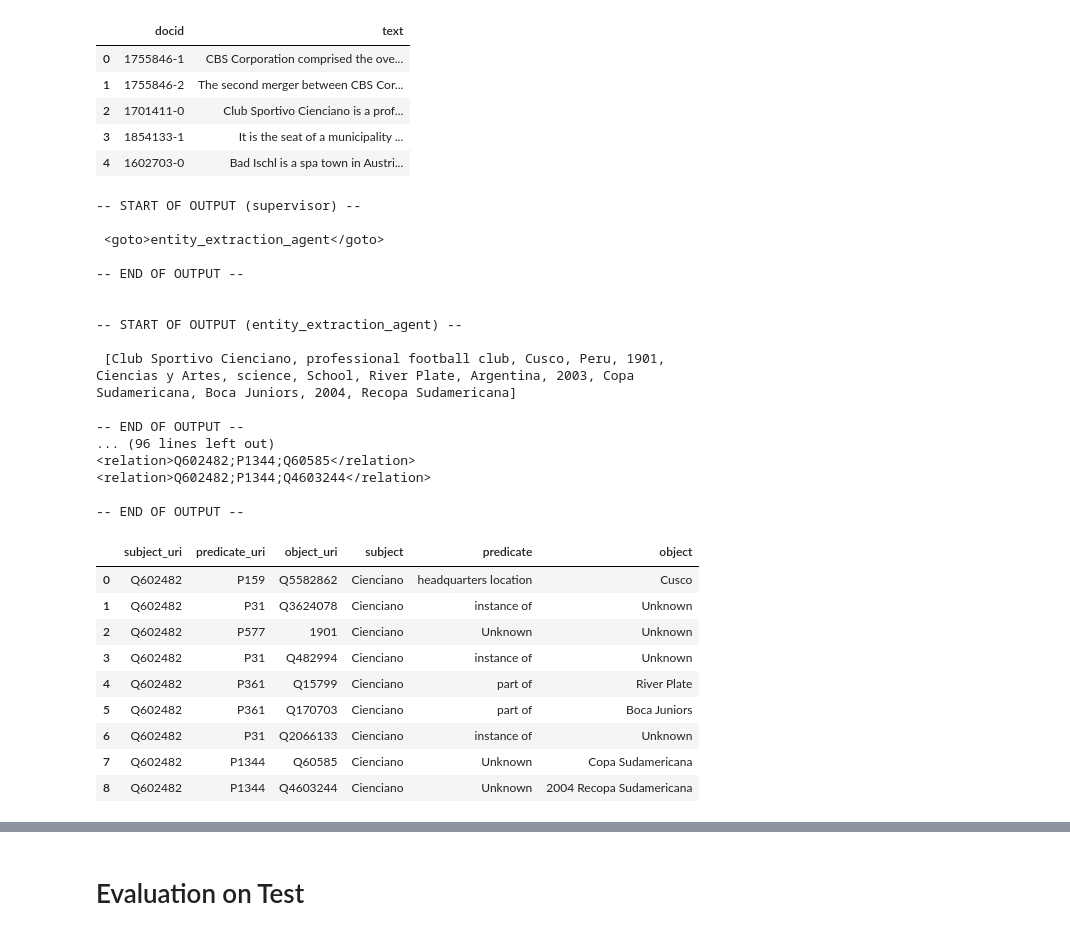
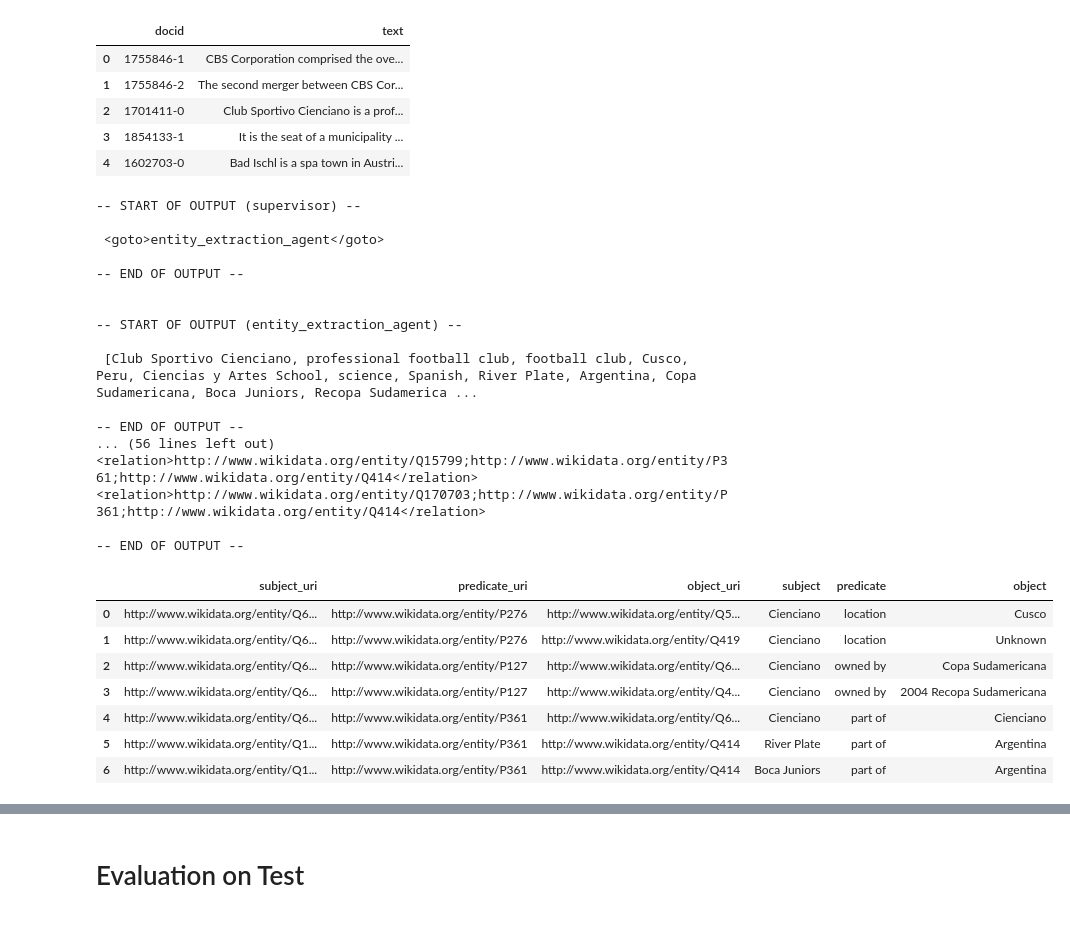
Before and after one commit to maxlautenbach/CIExMAS, a Jupyter notebook: baseline.ipynb, the cells around one changed output, grey strips where cells are left out. Drawn from its saved outputs; the diff is of its cells as text; code cells hidden in the pictures.

```diff
--- a/baseline.ipynb
+++ b/baseline.ipynb
@@ -22,12 +22,17 @@ from dotenv import load_dotenv
 from gen_ai_hub.proxy.langchain.openai import ChatOpenAI
 from gen_ai_hub.proxy.core.proxy_clients import get_proxy_client
 from gen_ai_hub.proxy.langchain.init_models import init_embedding_model
+from langchain_ollama import OllamaEmbeddings
+
+
 
 load_dotenv()
 
 proxy_client = get_proxy_client('gen-ai-hub')
-model = ChatOpenAI(proxy_model_name='meta--llama3-70b-instruct', proxy_client=proxy_client)
-embeddings = init_embedding_model('text-embedding-3-large')
+model = ChatOpenAI(proxy_model_name='meta--llama3.1-70b-instruct', proxy_client=proxy_client)
+embeddings = OllamaEmbeddings(
+    model="nomic-embed-text",
+)
 # %%
 import faiss
 from langchain_community.docstore.in_memory import InMemoryDocstore
@@ -75,14 +80,14 @@ class cIEState(TypedDict):
 
 system_prompt = f"""
 You are the Supervisor of a conversation among multiple agents.
-The conversation is about extracting information (Closed Information Extraction) from a user-provided text. The final output should only contain wikidata URIs instead of the labels of entities and relations. You can provide additional information to the agents using <instruction> tags. I.e. <instruction>Search additional for entities that are not obvious.</instruction>.
+The conversation is about extracting information (Closed Information Extraction) from a user-provided text. The final output should only contain wikidata URIs instead of the labels of entities and relations. You can provide additional information to the agents using <instruction> tags.
 
-Example Output: <relation>Q950380;P361;Q2576666</relation>
+Example Output: <relation>http://www.wikidata.org/entity/Q950380;http://www.wikidata.org/entity/P361;http://www.wikidata.org/entity/Q2576666</relation>
 
 Agent Descriptions:
-- entity_extraction_agent: Extracts entities from the text. Instructions can change the prompt of the called agent. The agent has only access to your instruction and the text.
-- relation_extraction_agent: Extracts relations from the text. Instructions can change the prompt of the called agent and can be used to input already extracted entity labels (i.e. <instruction>Olaf Scholz, Germany, Berlin</instruction>). DO NOT INPUT WIKIDATA URIs like Q950380 or P361. The agent has only access to your instruction and the text.
-- uri_detection_agent: Returns possible wikidata URIs for entities and relations based on similarity search. The instruction should be a simple list of search terms, which the uri detection agent is searching for. I.e. "Olaf Scholz, Germany, Berlin". DO NOT INPUT WIKIDATA URIs like Q950380 or P361. The agent has only access to your instruction and the text.
+- entity_extraction_agent: Extracts entities from the text. Instructions can change the extraction behavior and focus of the agent. Do not instruct the agent with URIs. The agent has only access to your instruction and the text.
+- relation_extraction_agent: Extracts relations from the text. Instructions can change the prompt of the called agent and can be used to input already extracted entity labels (i.e. <instruction>Please use the already extracted entities: [Olaf Scholz, Germany, Berlin]</instruction>). Do not instruct the agent with URIs. The agent has only access to your instruction and the text.
+- uri_detection_agent: Please only use this, after entities and relation were extracted at least once. Returns possible wikidata URIs for entities and predicates based on similarity search. The instruction should be a list of search terms like predicate and entity labels, which the uri detection agent is searching for. For example: "Olaf Scholz, Germany, Berlin, is chancellor of, part of". It is recommended to use the agent at least once to search for the URIs for all possible entities and predicates. Do not instruct the agent with URIs. The agent has only access to your instruction and the text.
 
 You have two options:
 1. Call an agent using <goto>agent_name</goto>. Replace agent_name with either entity_extraction_agent or relation_extraction_agent. I.e. <goto>entity_extraction_agent</goto>.
@@ -94,6 +99,7 @@ Note:
 - The first <goto> tag in your response will be executed.
 - Therefore, do include exact one agent call in your response.
 - If you output nothing, this will result in a NoneType Error.
+- Please do not hallucinate any URI.
 
 
 """
@@ -147,9 +153,18 @@ def entity_extraction_agent(state: cIEState) -> Command[Literal["supervisor"]]:
 def relation_extraction_agent(state: cIEState) -> Command[Literal["supervisor"]]:
     prompt_template = PromptTemplate.from_template(
         """
-        You are a relation extraction agent. Your task is to read the text of the user message and extract the relations found in the text. Each relation should be written in this exact format: <relation>subject;predicate;object</relation> (e.g.: <relation>Olaf Scholz;is chancellor of;Germany</relation>). Please return only the relations and no other information.
+        You are a relation extraction agent. Your task is to analyze the provided text and extract all semantic relations present. Each relation must be output in the exact format:
 
-        Note: In addition to the explicit relations mentioned in the text, if an entity is described by a characteristic or category (e.g., renowned film director, prestigious university), you must also extract the corresponding attribute relation automatically. For example, if the text states that "Steven Spielberg is a renowned film director", you should extract: <relation>Steven Spielberg;profession;film director</relation>.
+        <relation>subject;predicate;object</relation>
+
+        (For example: <relation>Olaf Scholz;is chancellor of;Germany</relation>).
+
+        Guidelines:
+        - **Extraction Scope:** Extract only the relations explicitly mentioned in the text. Additionally, if the text implies a relation or if a relation can be inferred using the provided entity list, include that relation.
+        - **Utilize Provided Entities:** Use the provided list of extracted entities to ensure that all relevant relations are captured. For example, if "technology" is in the list and the text indicates that the subject is a technology company, you must output: <relation>Apple;industry;technology</relation>.
+        - **Attribute Relations:** If an entity is described by a characteristic or category (e.g., renowned film director, prestigious university), automatically extract the corresponding attribute relation. For example, if the text states "Steven Spielberg is a renowned film director", extract: <relation>Steven Spielberg;profession;film director</relation>.
+        - **Formatting:** Each relation must strictly follow the format <relation>subject;predicate;object</relation> with no additional text or commentary.
+        - **Accuracy:** Only include relations that are clearly supported by the text or can be confidently inferred using the provided entity list.
 
         Instruction: {instruction}
 
@@ -167,7 +182,7 @@ def uri_detection_agent(state):
     search_terms = state["instruction"].split(",")
     response = ""
     for term in search_terms:
-        response += f'Search Results for {term}:\n{[{"label": doc.page_content, "uri": doc.metadata["uri"], "similarity_score": score} for doc, score in vector_store.similarity_search_with_score(term, search_type="similarity", k=3)]}\n\n'
+        response += f'Detection Result for {term}:{[{"label": doc.page_content, "uri": doc.metadata["uri"]} for doc in vector_store.similarity_search(term, search_type="similarity", k=1)]}\n\n'
     response = response.replace("},", "},\n")
     return Command(goto="supervisor", update={"messages": state["messages"] + [response], "instruction": ""})
 
@@ -205,12 +220,12 @@ response = graph.invoke({"text": target_doc["text"], "messages": [system_prompt,
 
 -- START OF OUTPUT (entity_extraction_agent) --
 
- [Club Sportivo Cienciano, professional football club, Cusco, Peru, 1901, Ciencias y Artes, science, School, River Plate, Argentina, 2003, Copa Sudamericana, Boca Juniors, 2004, Recopa Sudamericana]
+ [Club Sportivo Cienciano, professional football club, football club, Cusco, Peru, Ciencias y Artes School, science, Spanish, River Plate, Argentina, Copa Sudamericana, Boca Juniors, Recopa Sudamerica ...
 
 -- END OF OUTPUT --
-... (96 lines left out)
-<relation>Q602482;P1344;Q60585</relation>
-<relation>Q602482;P1344;Q4603244</relation>
+... (56 lines left out)
+<relation>http://www.wikidata.org/entity/Q15799;http://www.wikidata.org/entity/P361;http://www.wikidata.org/entity/Q414</relation>
+<relation>http://www.wikidata.org/entity/Q170703;http://www.wikidata.org/entity/P361;http://www.wikidata.org/entity/Q414</relation>
 
 -- END OF OUTPUT --
 # %%
@@ -227,7 +242,7 @@ def get_uri_labels(df):
             predicates.append(predicate_set_df[predicate_set_df["predicate_uri"] == row["predicate_uri"]]["predicate"].values[0])
         except IndexError:
             predicates.append("Unknown")
-        if "^^" in row["object_uri"]:
+        if row["object_uri"] is not None and "^^" in row["object_uri"]:
             objects.append(row["object_uri"])
         else:
             try:
@@ -237,19 +252,17 @@ def get_uri_labels(df):
     return pd.concat([df.reset_index(drop=True), pd.DataFrame({"subject": subjects, "predicate": predicates, "object": objects})], axis=1)
 # %%
 relation_list = [x.split(";") for x in re.findall(r"<relation>(.*?)</relation>", response["messages"][-1].content)]
-pred_relation_df = pd.DataFrame(relation_list, columns=["subject_uri", "predicate_uri", "object_uri"])
+pred_relation_df = pd.DataFrame(relation_list, columns=["subject_uri", "predicate_uri", "object_uri"]).drop_duplicates()
 get_uri_labels(pred_relation_df)
 # %% [output]
 |  | subject_uri | predicate_uri | object_uri | subject | predicate | object |
-| 0 | Q602482 | P159 | Q5582862 | Cienciano | headquarters location | Cusco |
-| 1 | Q602482 | P31 | Q3624078 | Cienciano | instance of | Unknown |
-| 2 | Q602482 | P577 | 1901 | Cienciano | Unknown | Unknown |
-| 3 | Q602482 | P31 | Q482994 | Cienciano | instance of | Unknown |
-| 4 | Q602482 | P361 | Q15799 | Cienciano | part of | River Plate |
-| 5 | Q602482 | P361 | Q170703 | Cienciano | part of | Boca Juniors |
-| 6 | Q602482 | P31 | Q2066133 | Cienciano | instance of | Unknown |
-| 7 | Q602482 | P1344 | Q60585 | Cienciano | Unknown | Copa Sudamericana |
-| 8 | Q602482 | P1344 | Q4603244 | Cienciano | Unknown | 2004 Recopa Sudamericana |
+| 0 | http://www.wikidata.org/entity/Q6... | http://www.wikidata.org/entity/P276 | http://www.wikidata.org/entity/Q5... | Cienciano | location | Cusco |
+| 1 | http://www.wikidata.org/entity/Q6... | http://www.wikidata.org/entity/P276 | http://www.wikidata.org/entity/Q419 | Cienciano | location | Unknown |
+| 2 | http://www.wikidata.org/entity/Q6... | http://www.wikidata.org/entity/P127 | http://www.wikidata.org/entity/Q6... | Cienciano | owned by | Copa Sudamericana |
+| 3 | http://www.wikidata.org/entity/Q6... | http://www.wikidata.org/entity/P127 | http://www.wikidata.org/entity/Q4... | Cienciano | owned by | 2004 Recopa Sudamericana |
+| 4 | http://www.wikidata.org/entity/Q6... | http://www.wikidata.org/entity/P361 | http://www.wikidata.org/entity/Q6... | Cienciano | part of | Cienciano |
+| 5 | http://www.wikidata.org/entity/Q1... | http://www.wikidata.org/entity/P361 | http://www.wikidata.org/entity/Q414 | River Plate | part of | Argentina |
+| 6 | http://www.wikidata.org/entity/Q1... | http://www.wikidata.org/entity/P361 | http://www.wikidata.org/entity/Q414 | Boca Juniors | part of | Argentina |
 # %%
 doc_relation_df = relation_df[relation_df["docid"] == doc_id][["subject_uri", "predicate_uri", "object_uri"]]
 get_uri_labels(doc_relation_df)
```
Also changed, not shown: parts of 5 cells of this notebook, 2 other files.
